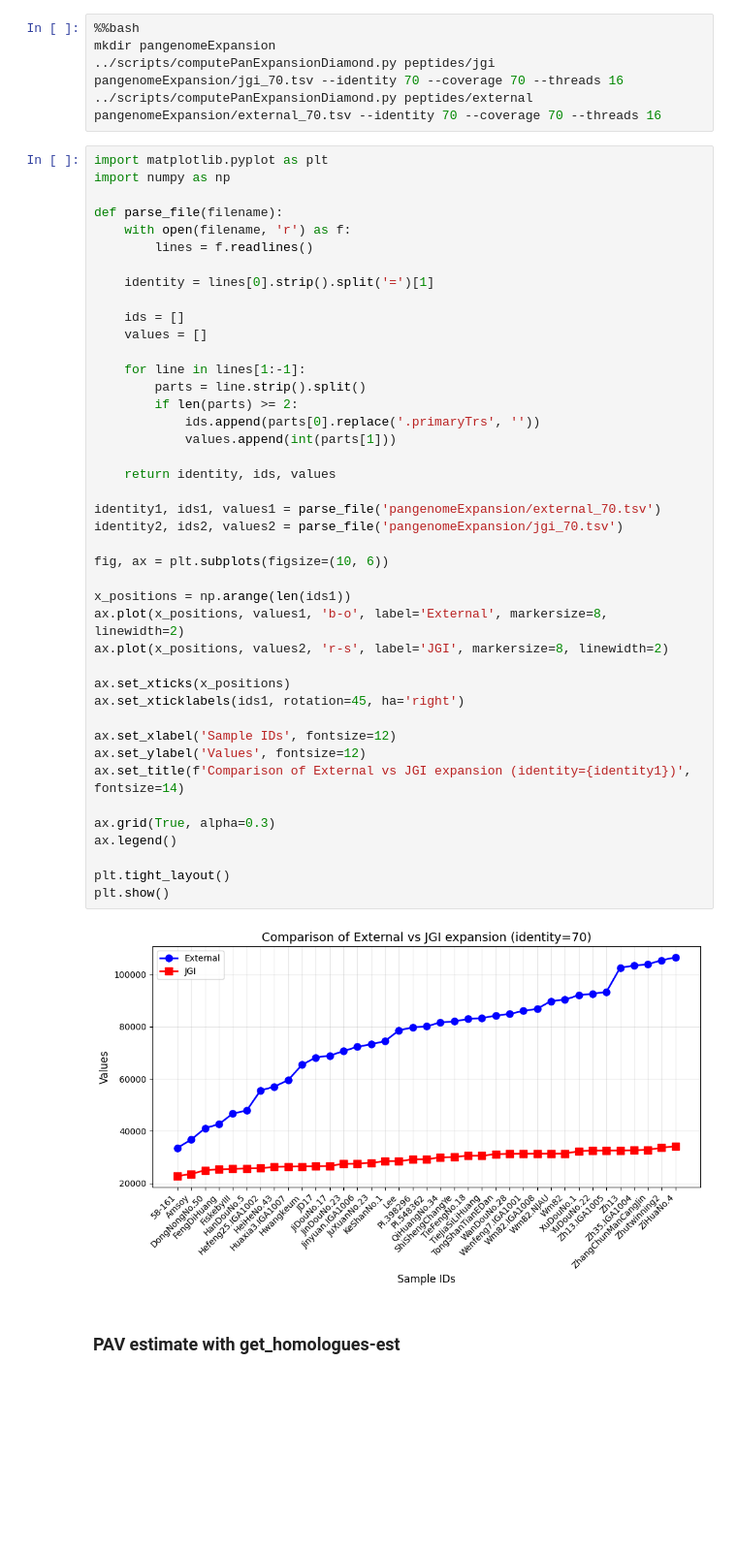
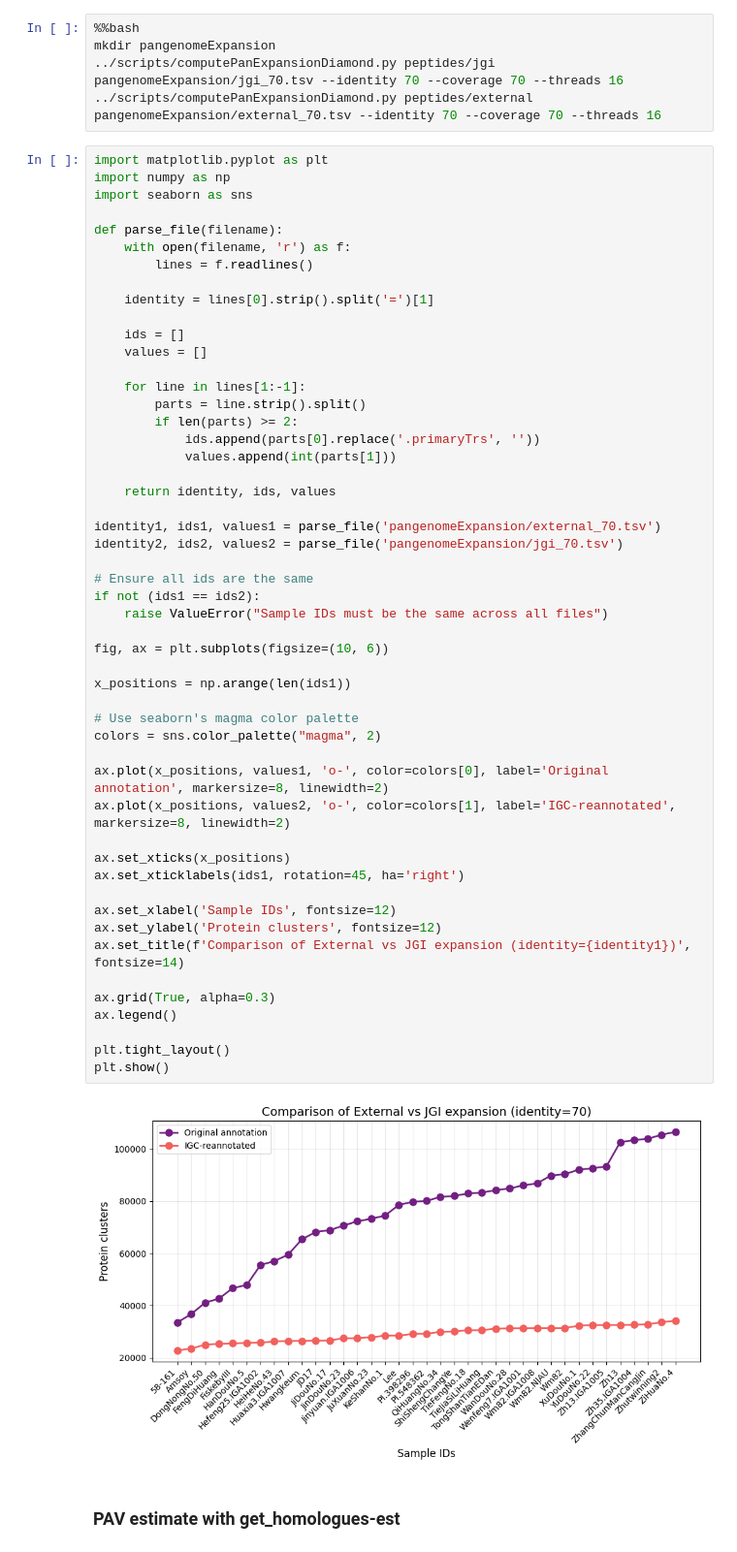
Before and after one commit to tomasbruna/pangene-pav-integration, a Jupyter notebook: Soybean/sobyean.ipynb, the cells around one changed output. Shown at 97% size. Drawn from its saved outputs; the diff is of its cells as text; blank space fills up the shorter version.

Commit message:
Improve the look of diamond expansion figures

```diff
--- a/Soybean/sobyean.ipynb
+++ b/Soybean/sobyean.ipynb
@@ -78,6 +78,7 @@ mkdir pangenomeExpansion
 # %%
 import matplotlib.pyplot as plt
 import numpy as np
+import seaborn as sns
 
 def parse_file(filename):
     with open(filename, 'r') as f:
@@ -88,37 +89,45 @@ def parse_file(filename):
     ids = []
     values = []
 
     for line in lines[1:-1]:
         parts = line.strip().split()
         if len(parts) >= 2:
             ids.append(parts[0].replace('.primaryTrs', ''))
             values.append(int(parts[1]))
 
     return identity, ids, values
 
 identity1, ids1, values1 = parse_file('pangenomeExpansion/external_70.tsv')
 identity2, ids2, values2 = parse_file('pangenomeExpansion/jgi_70.tsv')
 
+# Ensure all ids are the same
+if not (ids1 == ids2):
+    raise ValueError("Sample IDs must be the same across all files")
+
 fig, ax = plt.subplots(figsize=(10, 6))
 
 x_positions = np.arange(len(ids1))
-ax.plot(x_positions, values1, 'b-o', label='External', markersize=8, linewidth=2)
-ax.plot(x_positions, values2, 'r-s', label='JGI', markersize=8, linewidth=2)
+
+# Use seaborn's magma color palette
+colors = sns.color_palette("magma", 2)
+
+ax.plot(x_positions, values1, 'o-', color=colors[0], label='Original annotation', markersize=8, linewidth=2)
+ax.plot(x_positions, values2, 'o-', color=colors[1], label='IGC-reannotated', markersize=8, linewidth=2)
 
 ax.set_xticks(x_positions)
 ax.set_xticklabels(ids1, rotation=45, ha='right')
 
 ax.set_xlabel('Sample IDs', fontsize=12)
-ax.set_ylabel('Values', fontsize=12)
+ax.set_ylabel('Protein clusters', fontsize=12)
 ax.set_title(f'Comparison of External vs JGI expansion (identity={identity1})', fontsize=14)
 
 ax.grid(True, alpha=0.3)
 ax.legend()
 
 plt.tight_layout()
 plt.show()
 # %% [output]
-[figure, old version]
+[figure, new version]
 # %% [markdown]
 ### PAV estimate with get_homologues-est
 # %% [markdown]
```
Also changed, not shown: 1 other file.
